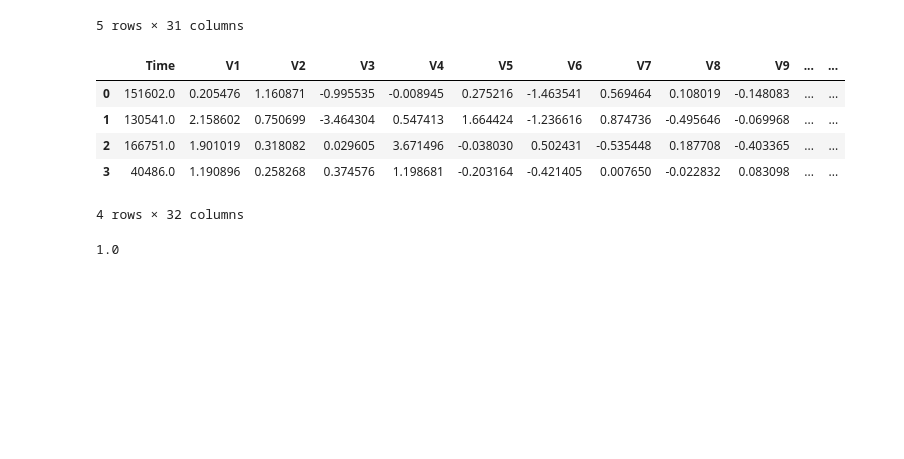
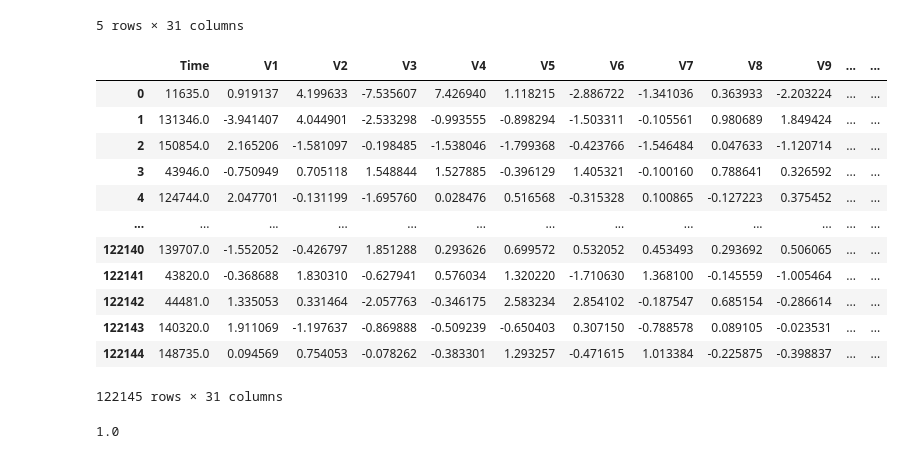
Before and after one commit to bait509-ubc/BAIT509, a Jupyter notebook: _build/jupyter_execute/lectures/lecture1.ipynb, the cells around one changed output. Drawn from its saved outputs; the diff is of its cells as text; code cells hidden in the pictures; blank space fills up the shorter version.

```diff
--- a/_build/jupyter_execute/lectures/lecture1.ipynb
+++ b/_build/jupyter_execute/lectures/lecture1.ipynb
@@ -182,16 +182,23 @@ y_test = test_df['Class']
 model = XGBClassifier()
 model.fit(X_train, y_train);
 # %%
-pred_df = pd.DataFrame({"predicted_label": model.predict(X_test).tolist()})
-df_concat = pd.concat([test_df.reset_index(drop=True), pred_df], axis=1)
+pred_df = pd.DataFrame({"predicted_label": model.predict(X_train).tolist()})
+df_concat = pd.concat([X_train.reset_index(drop=True), pred_df], axis=1)
 df_concat
 # %% [output]
 |  | Time | V1 | V2 | V3 | V4 | V5 | V6 | V7 | V8 | V9 | ... | ... |
-| 0 | 151602.0 | 0.205476 | 1.160871 | -0.995535 | -0.008945 | 0.275216 | -1.463541 | 0.569464 | 0.108019 | -0.148083 | ... | ... |
-| 1 | 130541.0 | 2.158602 | 0.750699 | -3.464304 | 0.547413 | 1.664424 | -1.236616 | 0.874736 | -0.495646 | -0.069968 | ... | ... |
-| 2 | 166751.0 | 1.901019 | 0.318082 | 0.029605 | 3.671496 | -0.038030 | 0.502431 | -0.535448 | 0.187708 | -0.403365 | ... | ... |
-| 3 | 40486.0 | 1.190896 | 0.258268 | 0.374576 | 1.198681 | -0.203164 | -0.421405 | 0.007650 | -0.022832 | 0.083098 | ... | ... |
+| 0 | 11635.0 | 0.919137 | 4.199633 | -7.535607 | 7.426940 | 1.118215 | -2.886722 | -1.341036 | 0.363933 | -2.203224 | ... | ... |
+| 1 | 131346.0 | -3.941407 | 4.044901 | -2.533298 | -0.993555 | -0.898294 | -1.503311 | -0.105561 | 0.980689 | 1.849424 | ... | ... |
+| 2 | 150854.0 | 2.165206 | -1.581097 | -0.198485 | -1.538046 | -1.799368 | -0.423766 | -1.546484 | 0.047633 | -1.120714 | ... | ... |
+| 3 | 43946.0 | -0.750949 | 0.705118 | 1.548844 | 1.527885 | -0.396129 | 1.405321 | -0.100160 | 0.788641 | 0.326592 | ... | ... |
+| 4 | 124744.0 | 2.047701 | -0.131199 | -1.695760 | 0.028476 | 0.516568 | -0.315328 | 0.100865 | -0.127223 | 0.375452 | ... | ... |
+| ... | ... | ... | ... | ... | ... | ... | ... | ... | ... | ... | ... | ... |
+| 122140 | 139707.0 | -1.552052 | -0.426797 | 1.851288 | 0.293626 | 0.699572 | 0.532052 | 0.453493 | 0.293692 | 0.506065 | ... | ... |
+| 122141 | 43820.0 | -0.368688 | 1.830310 | -0.627941 | 0.576034 | 1.320220 | -1.710630 | 1.368100 | -0.145559 | -1.005464 | ... | ... |
+| 122142 | 44481.0 | 1.335053 | 0.331464 | -2.057763 | -0.346175 | 2.583234 | 2.854102 | -0.187547 | 0.685154 | -0.286614 | ... | ... |
+| 122143 | 140320.0 | 1.911069 | -1.197637 | -0.869888 | -0.509239 | -0.650403 | 0.307150 | -0.788578 | 0.089105 | -0.023531 | ... | ... |
+| 122144 | 148735.0 | 0.094569 | 0.754053 | -0.078262 | -0.383301 | 1.293257 | -0.471615 | 1.013384 | -0.225875 | -0.398837 | ... | ... |
-4 rows × 32 columns
+122145 rows × 31 columns
 # %%
 model.score(X_test, y_test)
 # %% [output]
```
Also changed, not shown: parts of 4 cells of this notebook, 20 other files.
